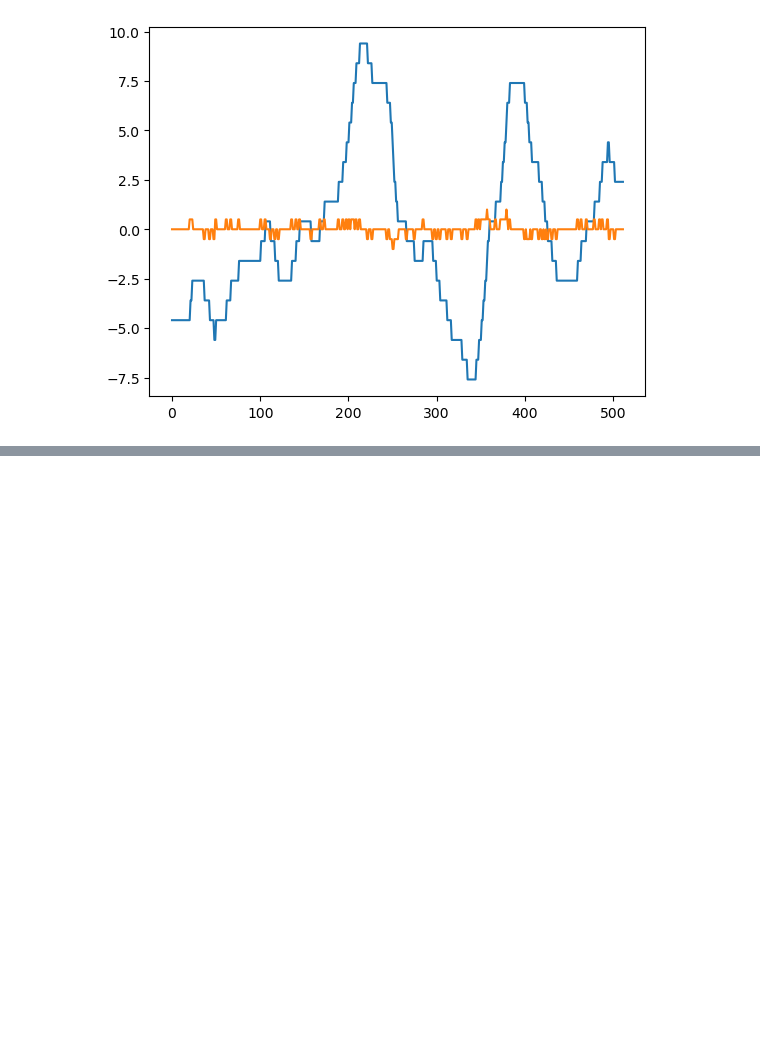
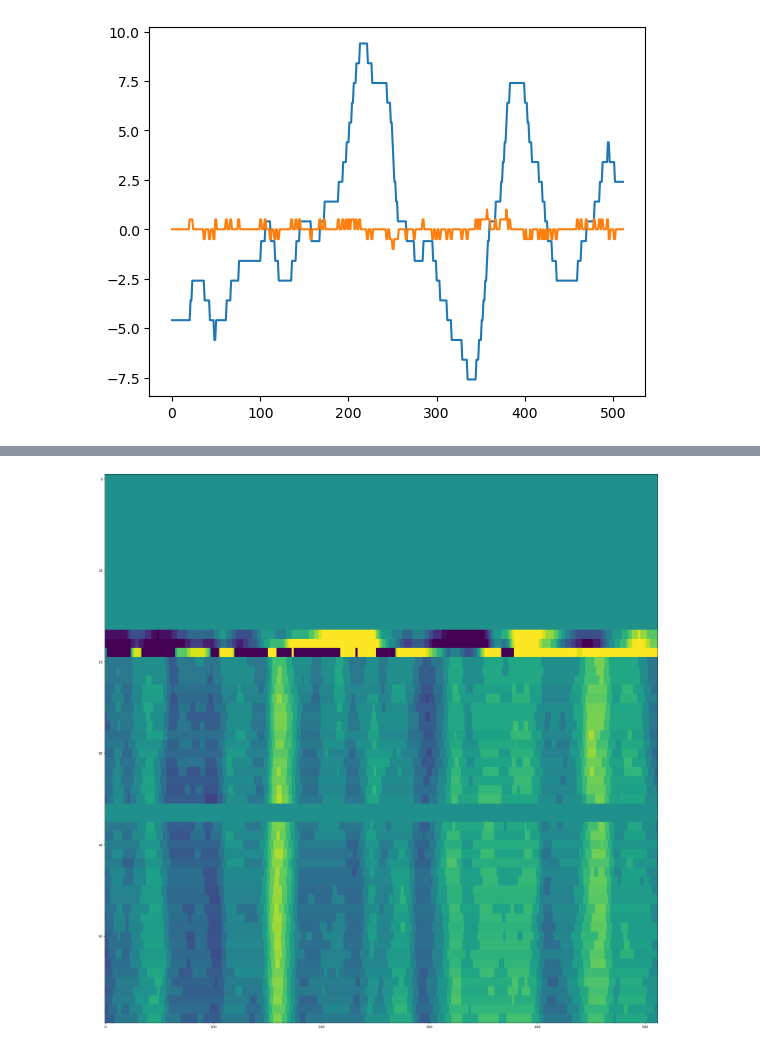
Before and after one commit to amityu/gel_sheets, a Jupyter notebook: exploration.ipynb, the cells around one changed output, grey strips where cells are left out. Cells and saved outputs as stored; diff of their text form; code cells hidden in the pictures; blank space fills up the shorter version.

```diff
--- a/exploration.ipynb
+++ b/exploration.ipynb
@@ -74,0 +111,7 @@ print()
+# %%
+plt.figure(figsize=(30,30))
+plt.imshow(height_table, vmin = -5, vmax =5 ,aspect = 'auto')
+
+plt.show()
+# %% [output]
+[figure, added]
```
Also changed, not shown: parts of 4 cells of this notebook, 1 other file.
